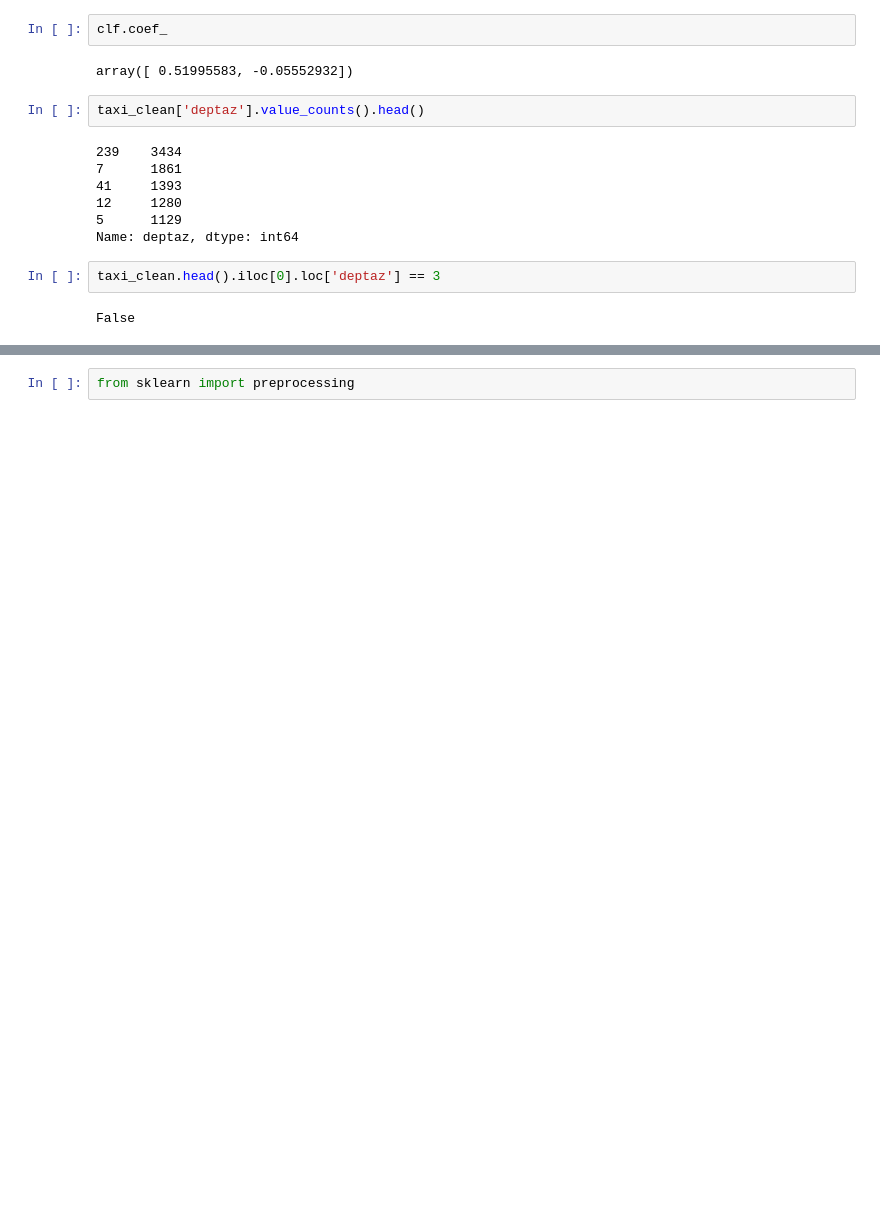
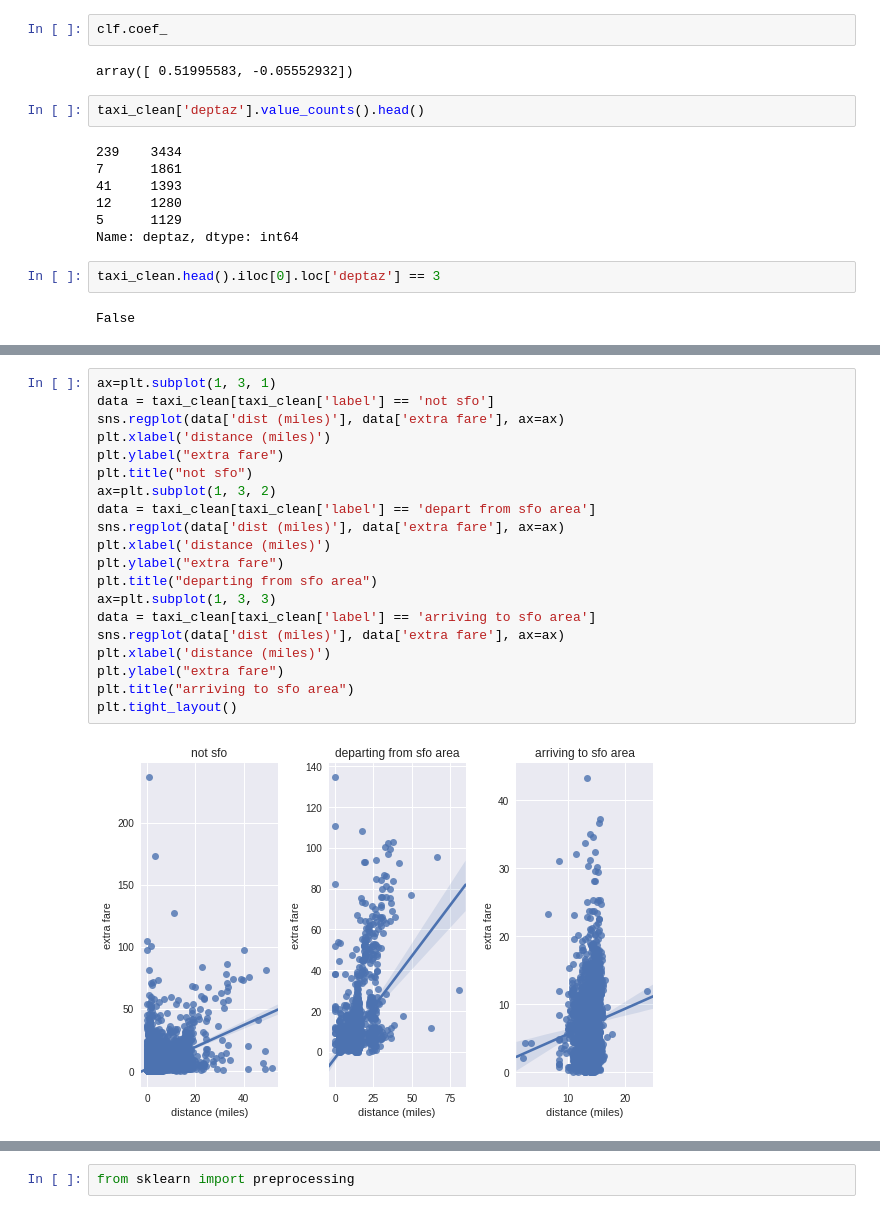
Before and after one commit to lawrencechen14/ce88-project, a Jupyter notebook: Exploration+of+Taxi+Trip+Fares+in+the+San+Francisco+Bay+Area.ipynb, the cells around one changed output, grey strips where cells are left out. Drawn from its saved outputs; the diff is of its cells as text; blank space fills up the shorter version.

```diff
--- a/Exploration+of+Taxi+Trip+Fares+in+the+San+Francisco+Bay+Area.ipynb
+++ b/Exploration+of+Taxi+Trip+Fares+in+the+San+Francisco+Bay+Area.ipynb
@@ -244,3 +244,25 @@ plt.tight_layout()
+# %%
+ax=plt.subplot(1, 3, 1)
+data = taxi_clean[taxi_clean['label'] == 'not sfo']
+sns.regplot(data['dist (miles)'], data['extra fare'], ax=ax)
+plt.xlabel('distance (miles)')
+plt.ylabel("extra fare")
+plt.title("not sfo")
+ax=plt.subplot(1, 3, 2)
+data = taxi_clean[taxi_clean['label'] == 'depart from sfo area']
+sns.regplot(data['dist (miles)'], data['extra fare'], ax=ax)
+plt.xlabel('distance (miles)')
+plt.ylabel("extra fare")
+plt.title("departing from sfo area")
+ax=plt.subplot(1, 3, 3)
+data = taxi_clean[taxi_clean['label'] == 'arriving to sfo area']
+sns.regplot(data['dist (miles)'], data['extra fare'], ax=ax)
+plt.xlabel('distance (miles)')
+plt.ylabel("extra fare")
+plt.title("arriving to sfo area")
+plt.tight_layout()
+# %% [output]
+[figure, added]
 # %%
 sns.lmplot(x='dur', y="extra fare", hue="label", data=taxi_clean,
            markers=["o", "x", '.'], palette="Set1");
```
Also changed, not shown: parts of 18 cells of this notebook.
